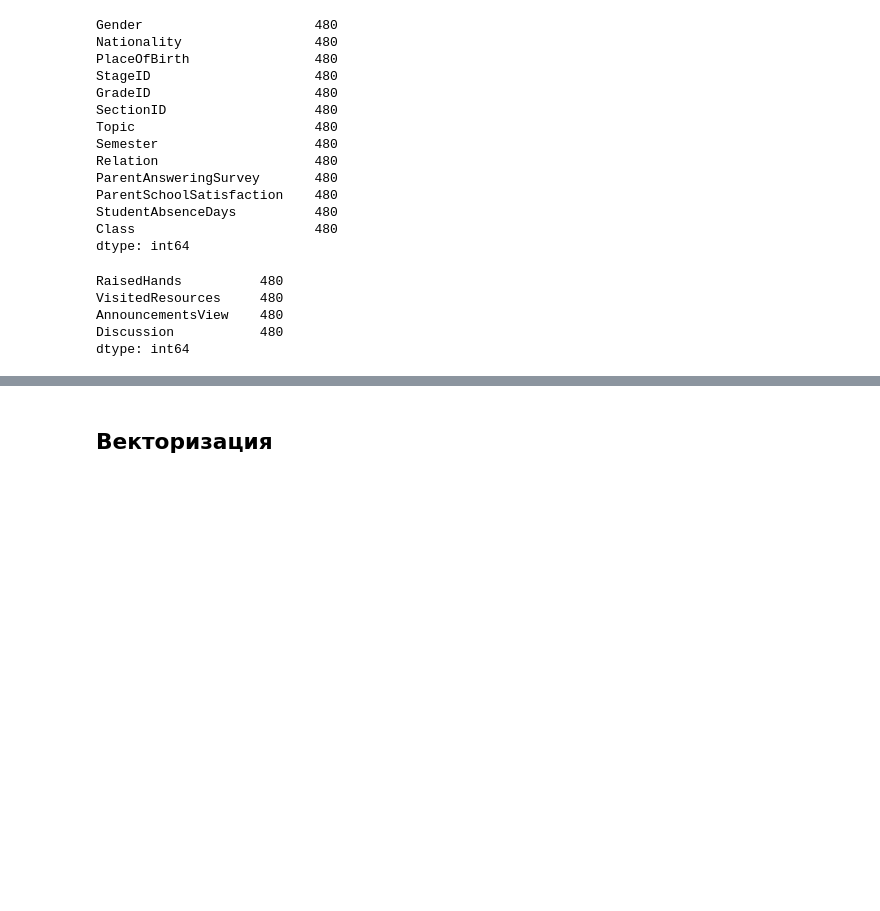
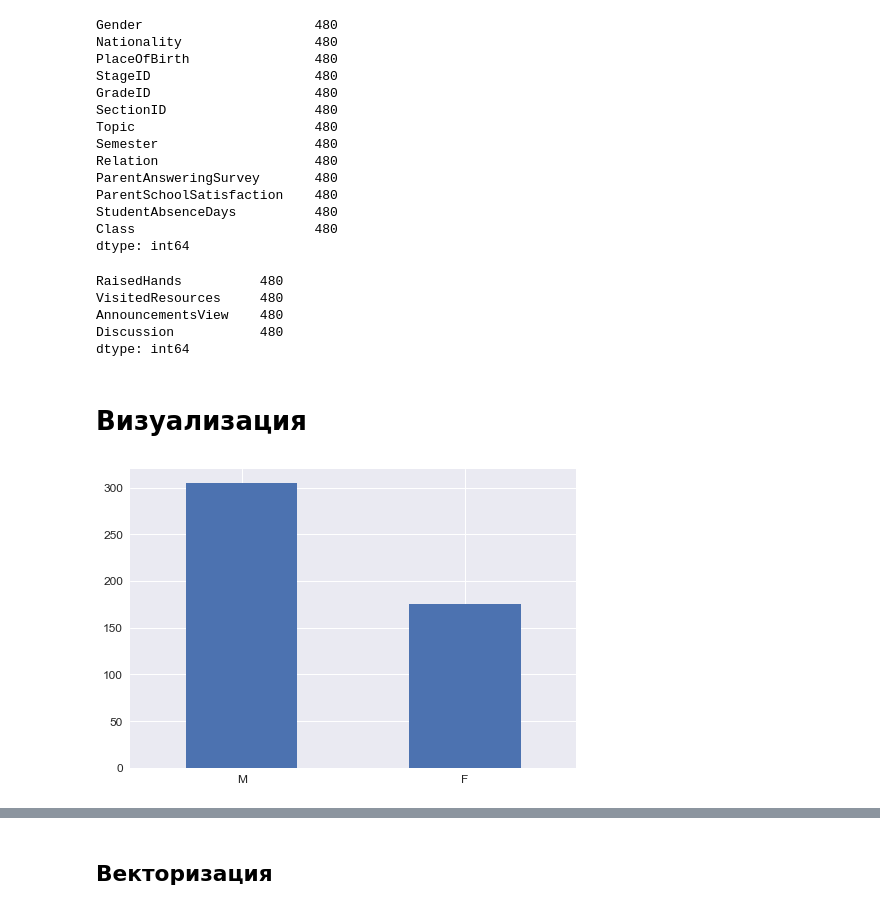
Before and after one commit to zaktan8/DataAnalysis, a Jupyter notebook: Lab1/Students.ipynb, the cells around one changed output, grey strips where cells are left out. Cells and saved outputs as stored; diff of their text form; code cells hidden in the pictures; blank space fills up the shorter version.

```diff
--- a/Lab1/Students.ipynb
+++ b/Lab1/Students.ipynb
@@ -38,9 +42,13 @@ data.head()
 | 3 | M | KW | KuwaIT | lowerlevel | G-04 | A | IT | F | Father | ... |
 | 4 | M | KW | KuwaIT | lowerlevel | G-04 | A | IT | F | Father | ... |
 # %%
-data.rename(columns={'gender': 'Gender', 'NationalITy': 'Nationality', 'PlaceofBirth': 'PlaceOfBirth',
-                     'raisedhands': 'RaisedHands', 'VisITedResources': 'VisitedResources',
-                    'ParentschoolSatisfaction': 'ParentSchoolSatisfaction'}, inplace=True)
+data.rename(columns={'gender': 'Gender',
+                     'NationalITy': 'Nationality',
+                     'PlaceofBirth': 'PlaceOfBirth',
+                     'raisedhands': 'RaisedHands',
+                     'VisITedResources': 'VisitedResources',
+                     'ParentschoolSatisfaction': 'ParentSchoolSatisfaction'
+                    }, inplace=True)
 # %%
 data.tail()
 # %% [output]
@@ -181,3 +189,9 @@ VisitedResources     480
 AnnouncementsView    480
 Discussion           480
 dtype: int64
+# %% [markdown]
+# Визуализация
+# %%
+data['Gender'].value_counts().plot(kind='bar', rot=0, fontsize=12);
+# %% [output]
+[figure, added]
```
Also changed, not shown: parts of 112 cells of this notebook.
